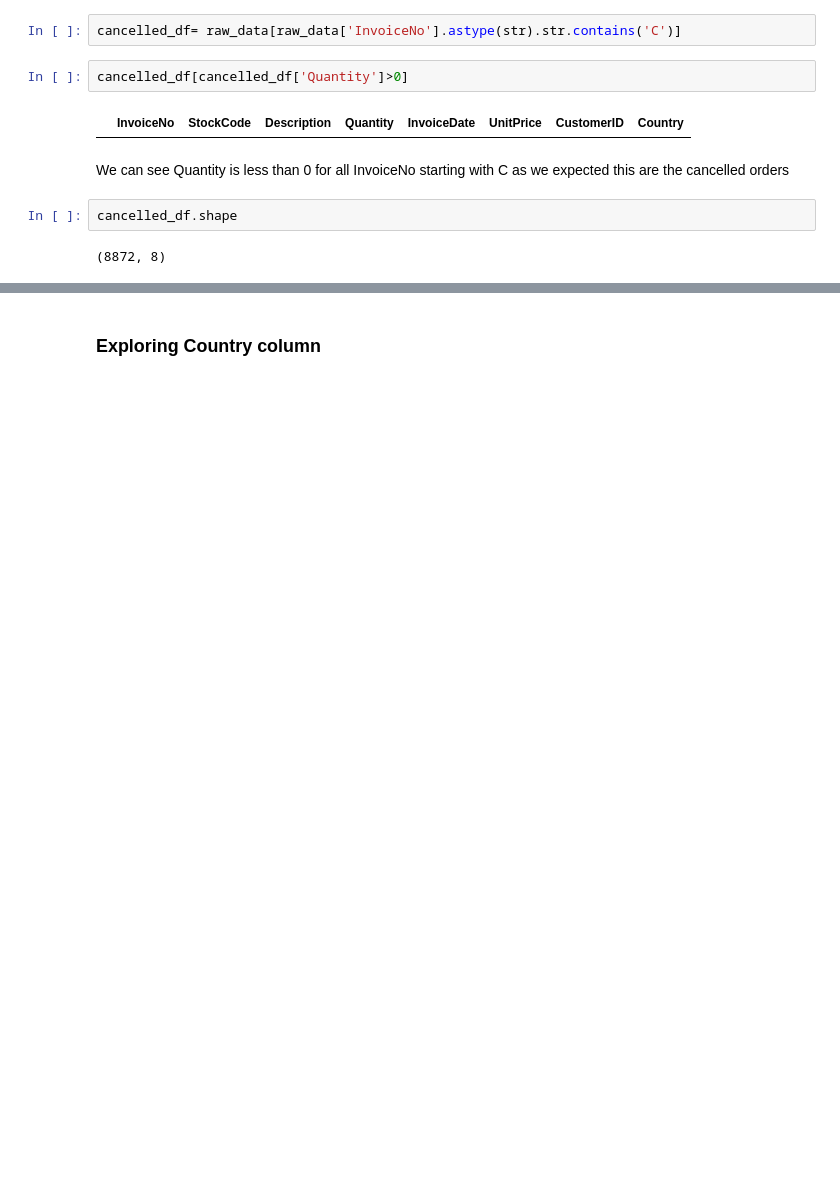
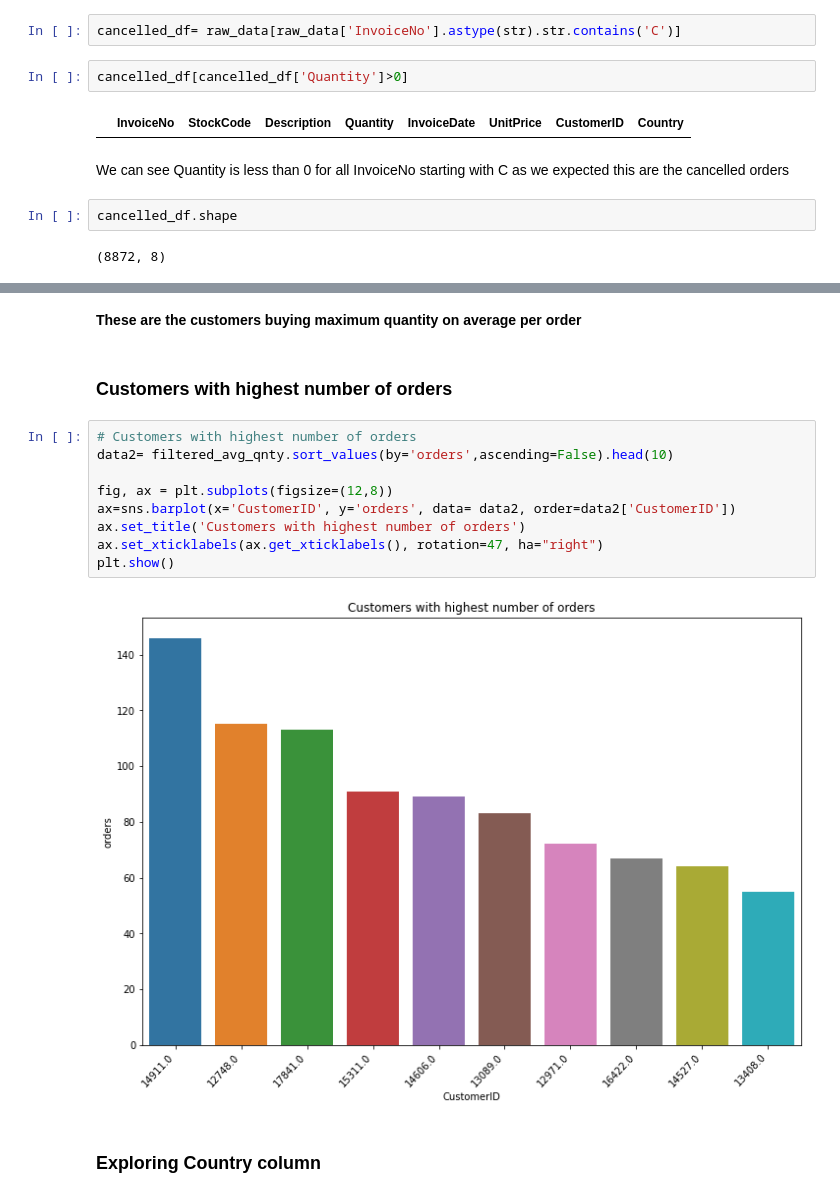
Before and after one commit to Swapnil-417/Online-Retail-Customer-Segmentation, a Jupyter notebook: Online_Retail_Customer_Segmentation_Capstone_Project.ipynb, the cells around one changed output, grey strips where cells are left out. Cells and saved outputs as stored; diff of their text form; blank space fills up the shorter version.

```diff
--- a/Online_Retail_Customer_Segmentation_Capstone_Project.ipynb
+++ b/Online_Retail_Customer_Segmentation_Capstone_Project.ipynb
@@ -251,3 +326,18 @@ there are 8872 cancelled orders which are huge
+# %% [markdown]
+**These are the customers buying maximum quantity on average per order**
+# %% [markdown]
+### **Customers with highest number of orders**
+# %%
+# Customers with highest number of orders
+data2= filtered_avg_qnty.sort_values(by='orders',ascending=False).head(10)
+
+fig, ax = plt.subplots(figsize=(12,8))
+ax=sns.barplot(x='CustomerID', y='orders', data= data2, order=data2['CustomerID'])
+ax.set_title('Customers with highest number of orders')
+ax.set_xticklabels(ax.get_xticklabels(), rotation=47, ha="right")
+plt.show()
+# %% [output]
+[figure, added]
 # %% [markdown]
 ### **Exploring Country column**
 # %%
```
Also changed, not shown: parts of 28 cells of this notebook.
